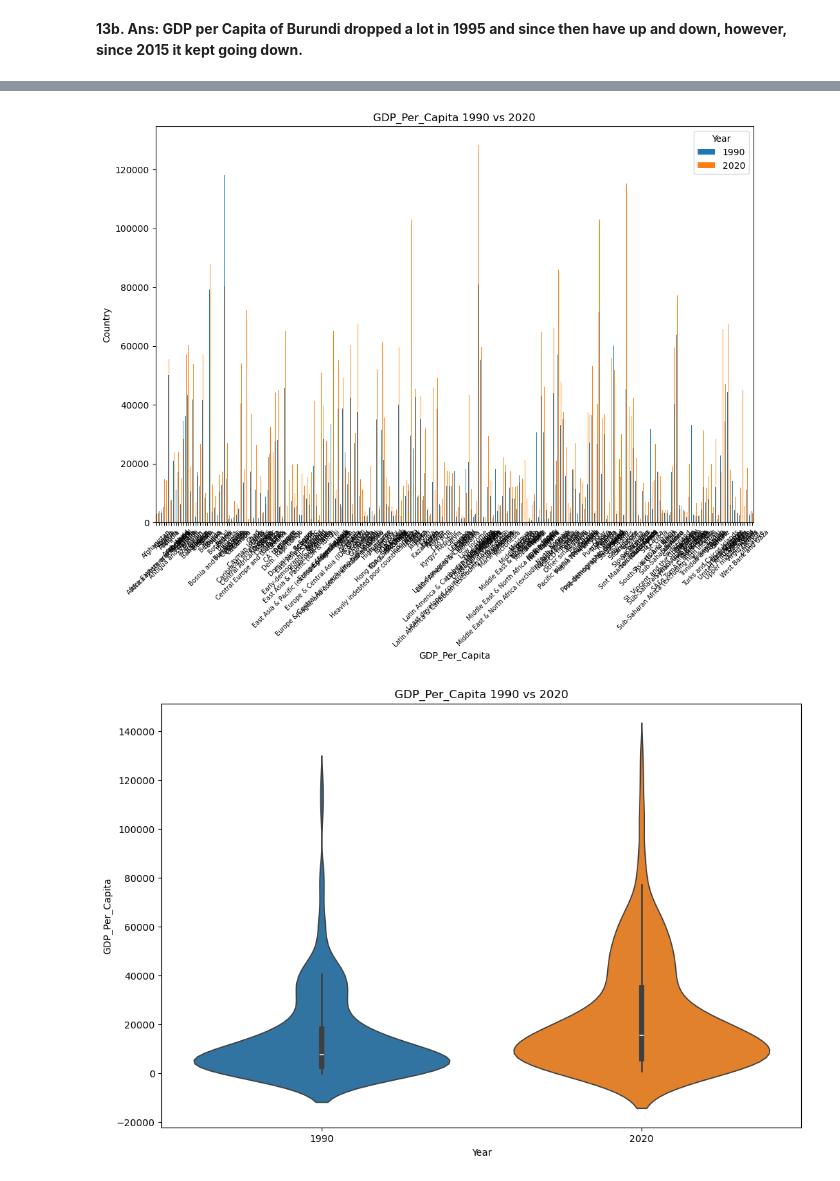
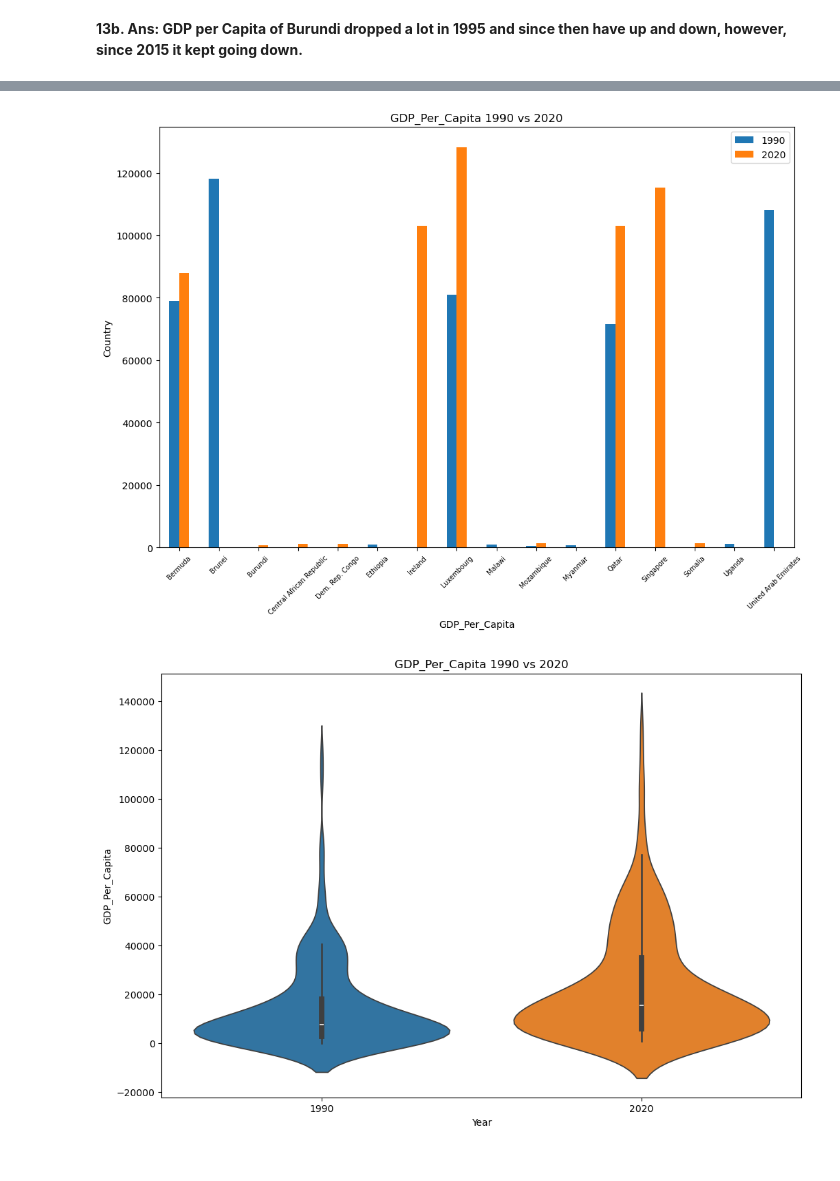
Before and after one commit to NSS-Data-Analytics-Cohort-16/da16-python-gdp-and-internet-use-analysis-janvimehendale, a Jupyter notebook: notebooks/gdp_internetuse.ipynb, the cells around one changed output, grey strips where cells are left out. Drawn from its saved outputs; the diff is of its cells as text; code cells hidden in the pictures.

```diff
--- a/notebooks/gdp_internetuse.ipynb
+++ b/notebooks/gdp_internetuse.ipynb
@@ -600,0 +602,6 @@ plt.show()
+# %%
+#sorting for 1990 GDP values to present top and bottom 5 on the graph
+gdp_1990_sorted = gdp_1990.sort_values(["GDP_Per_Capita"], ascending=False)
+print(gdp_1990_sorted)
+gdp_1990_sorted_5=pd.concat([gdp_1990_sorted[:5], gdp_1990_sorted[-5:]])
+print(gdp_1990_sorted_5)
@@ -600,0 +626,6 @@ plt.show()
+# %%
+#sorting for 2020 GDP values to present top and bottom 5 on the graph
+gdp_2020_sorted = gdp_2020.sort_values(["GDP_Per_Capita"], ascending=False)
+print(gdp_2020_sorted)
+gdp_2020_sorted_5=pd.concat([gdp_2020_sorted[:5], gdp_2020_sorted[-5:]])
+print(gdp_2020_sorted_5)
@@ -600,0 +650,6 @@ plt.show()
+# %%
+#combining both
+gdp_1990_2020_combined = pd.concat([gdp_1990_sorted_5, gdp_2020_sorted_5])
+print(gdp_1990_2020_combined)
+gdp_1990_2020_pivot = gdp_1990_2020_combined.pivot(index="Country", columns="Year", values="GDP_Per_Capita")
+print(gdp_1990_2020_pivot)
@@ -601,13 +674,15 @@ plt.show()
 # %%
-# # plot
-gdp_1990_2020.plot(kind="bar")
+
+# plot
+gdp_1990_2020_pivot.plot.bar()
 plt.xlabel("GDP_Per_Capita")
 plt.ylabel("Country")
 plt.title("GDP_Per_Capita 1990 vs 2020")
 plt.xticks(fontsize=7, rotation=45)
+plt.legend()
 plt.show()
 # %% [output]
-[figure, old version]
+[figure, new version]
 # %%
 sns.violinplot(data=gdp_1990_2020)
 plt.xlabel("Year")
```
Also changed, not shown: parts of 13 cells of this notebook.
